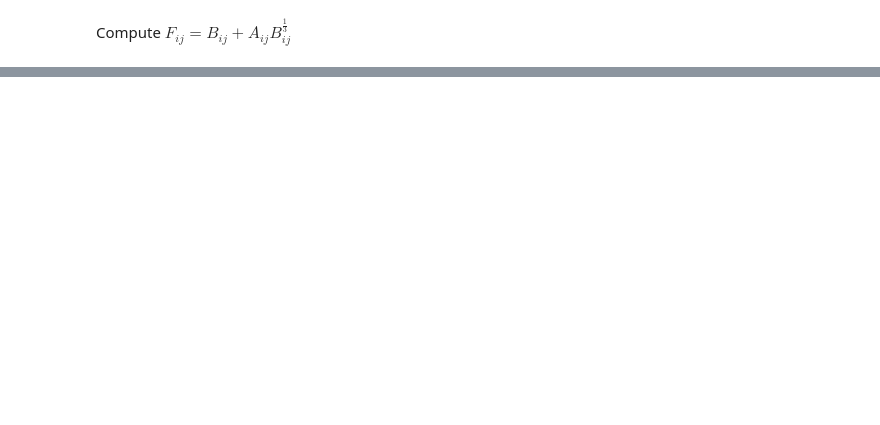
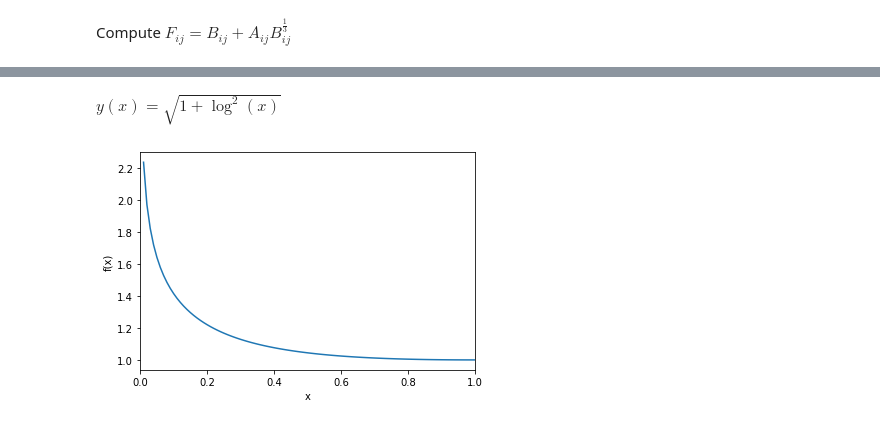
Before and after one commit to Niels-Clayton/Uni-Notes-Second-Year, a Jupyter notebook: Tri 2/MATH 245/Assignment 1/MATH 245 – Computational Mathematics – Project 1.ipynb, the cells around one changed output, grey strips where cells are left out. Saved outputs shown, nothing was run; the diff lists cells and outputs as text; code cells hidden in the pictures; blank space fills up the shorter version.

```diff
--- a/Tri 2/MATH 245/Assignment 1/MATH 245 – Computational Mathematics – Project 1.ipynb
+++ b/Tri 2/MATH 245/Assignment 1/MATH 245 – Computational Mathematics – Project 1.ipynb
@@ -139,0 +270,11 @@ for i in range (2):
+# %% [markdown]
+$y(x)=\sqrt{1+\log^2(x)}$
+# %%
+y = np.sqrt((1 + np.power(np.log10(x),2)))
+plt.plot(x,y)
+plt.xlabel('x')
+plt.ylabel('f(x)')
+plt.xlim(0,1)
+plt.show()
+# %% [output]
+[figure, added]
```
Also changed, not shown: parts of 32 cells of this notebook, 4 other files.
